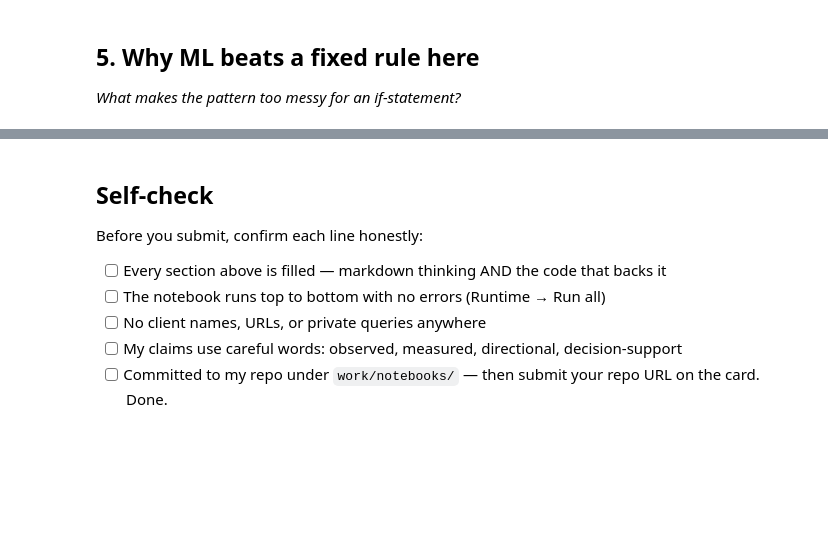
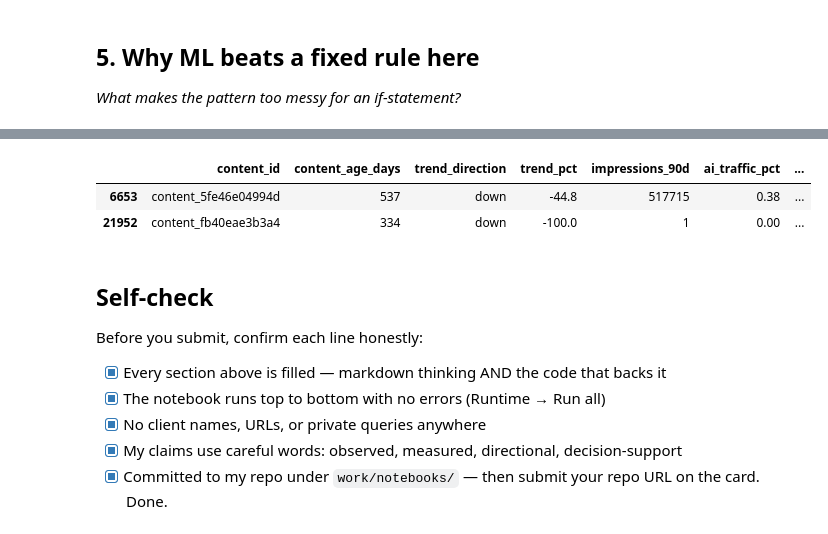
Before and after one commit to Srinivas25046/FlyRank-MLstarter, a Jupyter notebook: work/notebooks/w02_ml_task_framing.ipynb, the cells around one changed output, grey strips where cells are left out. Cells and saved outputs as stored; diff of their text form; code cells hidden in the pictures; blank space fills up the shorter version.

```diff
--- a/work/notebooks/w02_ml_task_framing.ipynb
+++ b/work/notebooks/w02_ml_task_framing.ipynb
@@ -110,13 +241,40 @@ using only `*_prev30`-style columns to avoid leakage. That's next week's job, no
 # %%
 # This cell is for CODE (numbers, a query, a check).
 # Write your text answer in the cell ABOVE this one — typing sentences here breaks Run All.
+
+
+# Concrete case: two pages a simple "old + declining" rule would rank identically,
+# but that clearly don't deserve the same review priority.
+example_cols = [
+    "content_id", "content_age_days", "trend_direction", "trend_pct",
+    "impressions_90d", "ai_traffic_pct", "priority_score",
+]
+
+old_declining = df[(df["trend_direction"] == "down") & (df["content_age_days"] > 300)]
+sample = (
+    old_declining
+    .sort_values("impressions_90d", ascending=False)
+    [example_cols]
+    .head(1)
+)
+sample2 = (
+    old_declining
+    .sort_values("impressions_90d", ascending=True)
+    [example_cols]
+    .head(1)
+)
+pd.concat([sample, sample2])
+# %% [output]
+|  | content_id | content_age_days | trend_direction | trend_pct | impressions_90d | ai_traffic_pct | ... |
+| 6653 | content_5fe46e04994d | 537 | down | -44.8 | 517715 | 0.38 | ... |
+| 21952 | content_fb40eae3b3a4 | 334 | down | -100.0 | 1 | 0.00 | ... |
 # %% [markdown]
 ## Self-check
 
 Before you submit, confirm each line honestly:
 
-- [ ] Every section above is filled — markdown thinking AND the code that backs it
-- [ ] The notebook runs top to bottom with no errors (Runtime → Run all)
-- [ ] No client names, URLs, or private queries anywhere
-- [ ] My claims use careful words: observed, measured, directional, decision-support
-- [ ] Committed to my repo under `work/notebooks/` — then submit your repo URL on the card. Done.
+- [x] Every section above is filled — markdown thinking AND the code that backs it
+- [x] The notebook runs top to bottom with no errors (Runtime → Run all)
+- [x] No client names, URLs, or private queries anywhere
+- [x] My claims use careful words: observed, measured, directional, decision-support
+- [x] Committed to my repo under `work/notebooks/` — then submit your repo URL on the card. Done.
```
Also changed, not shown: parts of 6 cells of this notebook.
